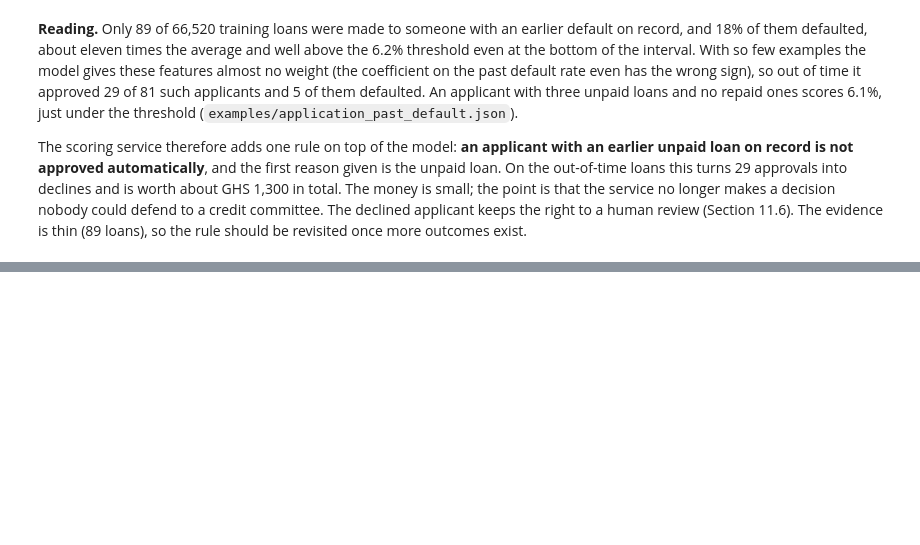
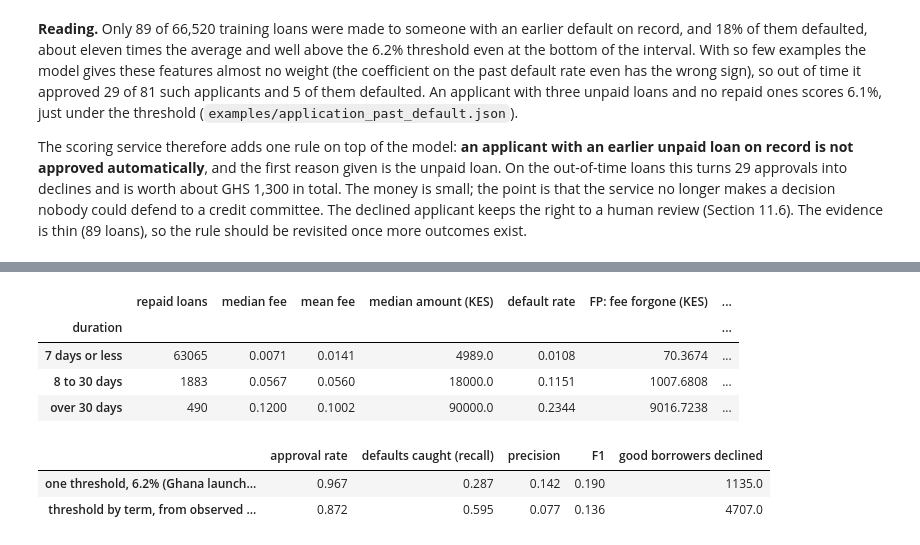
Before and after one commit to ASU-MICS-2028/mle-group-3-prosit-2, a Jupyter notebook: notebooks/13_rubric_additions.ipynb, the cells around one changed output, grey strips where cells are left out. Cells and saved outputs as stored; diff of their text form; code cells hidden in the pictures; blank space fills up the shorter version.

```diff
--- a/notebooks/13_rubric_additions.ipynb
+++ b/notebooks/13_rubric_additions.ipynb
@@ -273,0 +281,31 @@ The scoring service therefore adds one rule on top of the model: **an applicant
+# %%
+from src.data import load_rows
+KES_PER_GHS = 12.7                                  # 2023 average, as in Section 10
+repay = load_rows("train").drop_duplicates("tbl_loan_id").set_index("tbl_loan_id").Total_Amount_to_Repay
+term_band = lambda d: pd.cut(d.duration, [0, 7, 30, 5000], labels=["7 days or less", "8 to 30 days", "over 30 days"])
+tr["fee"] = tr.tbl_loan_id.map(repay) / tr.Total_Amount - 1
+paid = tr[tr.target == 0]
+cost = paid.groupby(term_band(paid), observed=True).agg(**{"repaid loans": ("fee", "size"), "median fee": ("fee", "median"),
+                                                          "mean fee": ("fee", "mean"), "median amount (KES)": ("Total_Amount", "median")})
+cost["default rate"] = tr.groupby(term_band(tr), observed=True).target.mean()
+cost["FP: fee forgone (KES)"] = cost["mean fee"] * cost["median amount (KES)"]
+cost["FN: loss on default (KES)"] = cost["median amount (KES)"] * (1 - econ.recovery_rate) + econ.collection_cost * KES_PER_GHS
+cost["decline above"] = cost["FP: fee forgone (KES)"] / (cost["FP: fee forgone (KES)"] + cost["FN: loss on default (KES)"])
+cost.to_csv(ROOT / "reports" / "13_cost_by_term.csv")
+display(cost.round(4))
+
+by_term = ev.p > term_band(ev).map(cost["decline above"]).astype(float)
+def point(dec, label):
+    tp, fp, fn = (dec & (ev.y == 1)).sum(), (dec & (ev.y == 0)).sum(), (~dec & (ev.y == 1)).sum()
+    return pd.Series({"approval rate": 1 - dec.mean(), "defaults caught (recall)": tp / (tp + fn), "precision": tp / max(tp + fp, 1),
+                      "F1": 2 * tp / (2 * tp + fp + fn), "good borrowers declined": fp}, name=label)
+pd.DataFrame([point(ev.declined, "one threshold, 6.2% (Ghana launch pricing)"), point(by_term, "threshold by term, from observed Kenyan fees")]).round(3)
+# %% [output]
+|  | repaid loans | median fee | mean fee | median amount (KES) | default rate | FP: fee forgone (KES) | ... |
+| duration |  |  |  |  |  |  | ... |
+| 7 days or less | 63065 | 0.0071 | 0.0141 | 4989.0 | 0.0108 | 70.3674 | ... |
+| 8 to 30 days | 1883 | 0.0567 | 0.0560 | 18000.0 | 0.1151 | 1007.6808 | ... |
+| over 30 days | 490 | 0.1200 | 0.1002 | 90000.0 | 0.2344 | 9016.7238 | ... |
+|  | approval rate | defaults caught (recall) | precision | F1 | good borrowers declined |
+| one threshold, 6.2% (Ghana launch... | 0.967 | 0.287 | 0.142 | 0.190 | 1135.0 |
+| threshold by term, from observed ... | 0.872 | 0.595 | 0.077 | 0.136 | 4707.0 |
```
Also changed, not shown: parts of 3 cells of this notebook, 12 other files.
